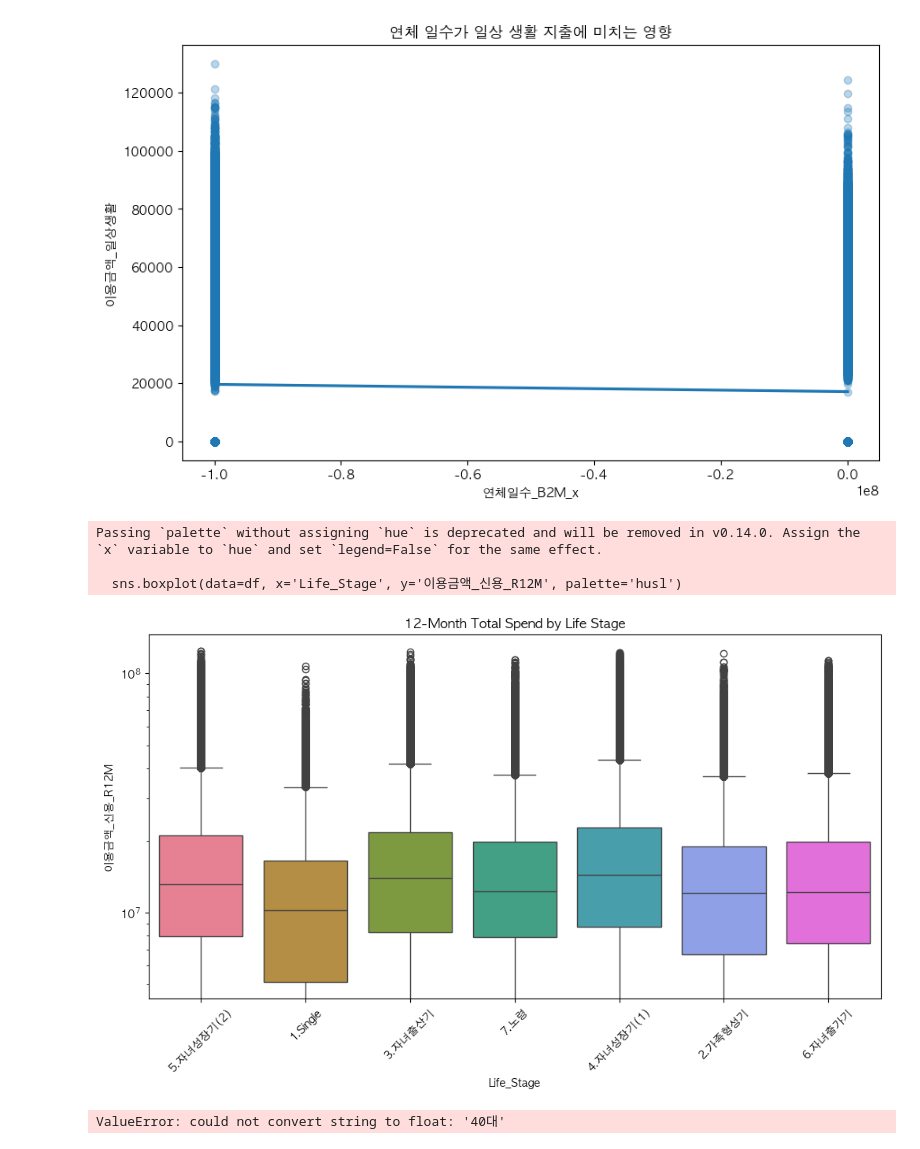
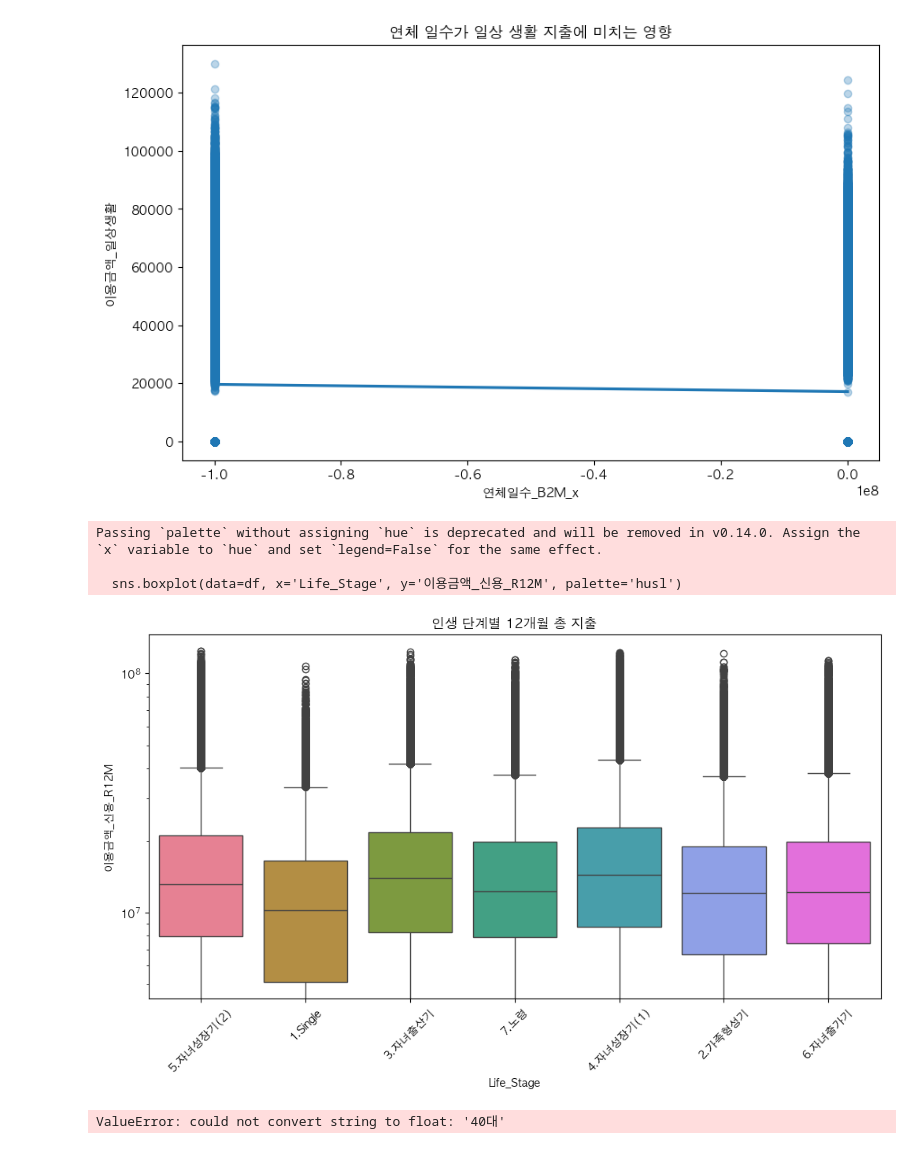
Before and after one commit to SKNETWORKS-FAMILY-AICAMP/SKN24-2nd-1Team, a Jupyter notebook: draft_kat/eda.ipynb, the cells around one changed output. Drawn from its saved outputs; the diff is of its cells as text; code cells hidden in the pictures.

```diff
--- a/draft_kat/eda.ipynb
+++ b/draft_kat/eda.ipynb
@@ -133,16 +133,16 @@ plt.show()
 # %%
 ########### 4. Life Stage 분석 ###########
 plt.figure(figsize=(12, 6))
 sns.boxplot(data=df, x='Life_Stage', y='이용금액_신용_R12M', palette='husl')
 plt.yscale('log') # 지출의 분산이 높습니다
-plt.title('12-Month Total Spend by Life Stage')
+plt.title('인생 단계별 12개월 총 지출')
 plt.xticks(rotation=45)
 plt.show()
 # %% [output]
 Passing `palette` without assigning `hue` is deprecated and will be removed in v0.14.0. Assign the `x` variable to `hue` and set `legend=False` for the same effect.
 
   sns.boxplot(data=df, x='Life_Stage', y='이용금액_신용_R12M', palette='husl')
-[figure, old version]
+[figure, new version]
 # %%
 ########## 5. Heatmap: 사용자 행동 및 재무 위험 ###########
 
```
Also changed, not shown: parts of 5 cells of this notebook, 3 other files.
